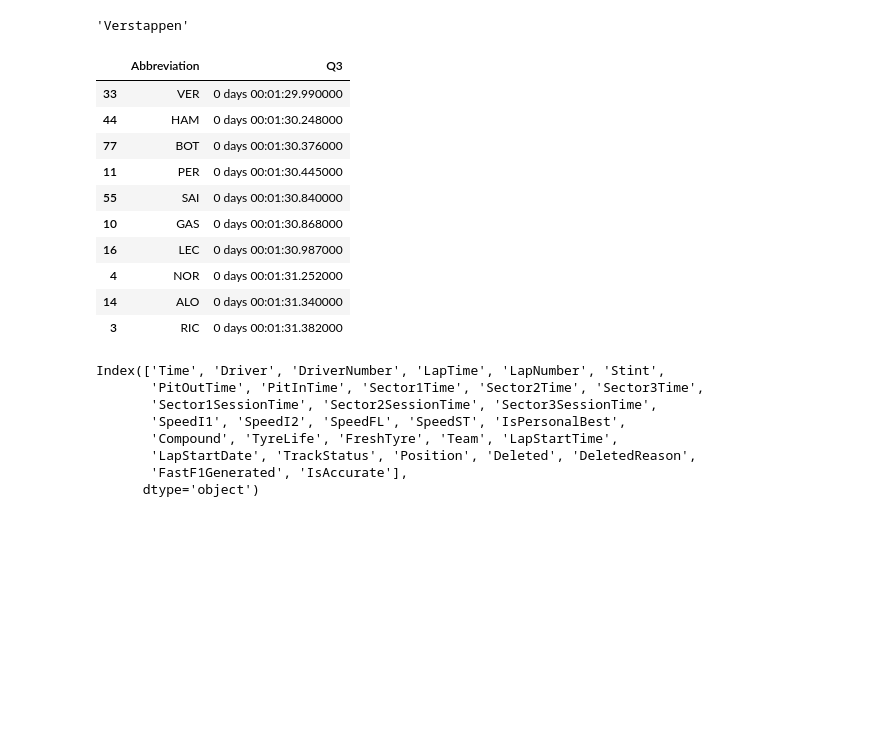
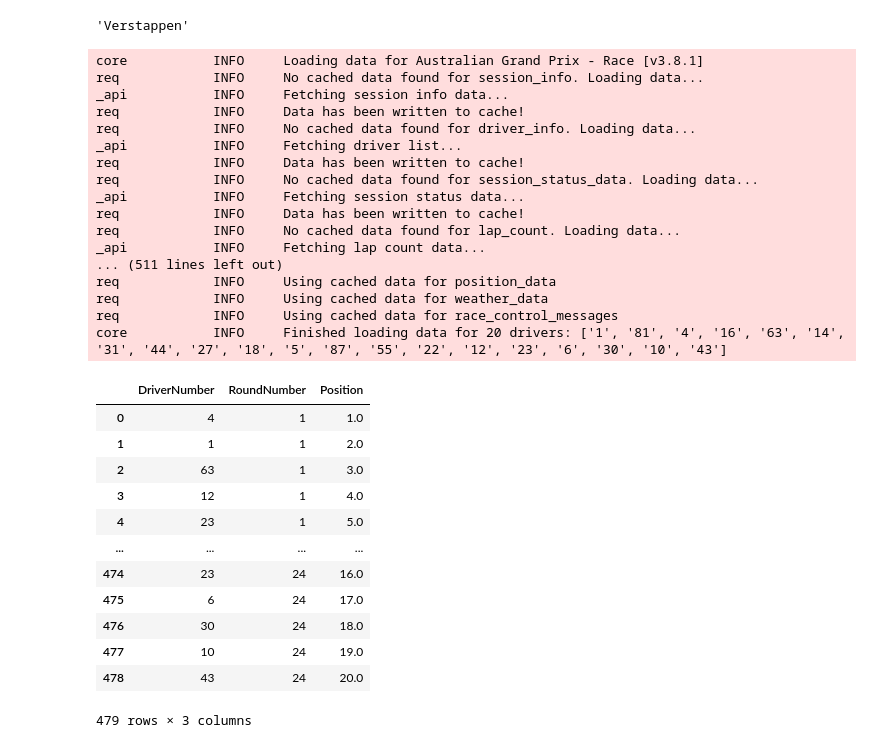
Before and after one commit to jifor/F1-Prediction-Project, a Jupyter notebook: fastf1test.ipynb, the cells around one changed output. Drawn from its saved outputs; the diff is of its cells as text; code cells hidden in the pictures; blank space fills up the shorter version.

```diff
--- a/fastf1test.ipynb
+++ b/fastf1test.ipynb
@@ -64,28 +65,39 @@ Index(['DriverNumber', 'BroadcastName', 'Abbreviation', 'DriverId', 'TeamName',
 session.results.iloc[0]['LastName']
 # %% [output]
 'Verstappen'
-# %%
-session.results.iloc[0:10].loc[:, ['Abbreviation', 'Q3']]
-# %% [output]
-|  | Abbreviation | Q3 |
-| 33 | VER | 0 days 00:01:29.990000 |
-| 44 | HAM | 0 days 00:01:30.248000 |
-| 77 | BOT | 0 days 00:01:30.376000 |
-| 11 | PER | 0 days 00:01:30.445000 |
-| 55 | SAI | 0 days 00:01:30.840000 |
-| 10 | GAS | 0 days 00:01:30.868000 |
-| 16 | LEC | 0 days 00:01:30.987000 |
-| 4 | NOR | 0 days 00:01:31.252000 |
-| 14 | ALO | 0 days 00:01:31.340000 |
-| 3 | RIC | 0 days 00:01:31.382000 |
-# %%
-session.laps.columns
-# %% [output]
-Index(['Time', 'Driver', 'DriverNumber', 'LapTime', 'LapNumber', 'Stint',
-       'PitOutTime', 'PitInTime', 'Sector1Time', 'Sector2Time', 'Sector3Time',
-       'Sector1SessionTime', 'Sector2SessionTime', 'Sector3SessionTime',
-       'SpeedI1', 'SpeedI2', 'SpeedFL', 'SpeedST', 'IsPersonalBest',
-       'Compound', 'TyreLife', 'FreshTyre', 'Team', 'LapStartTime',
-       'LapStartDate', 'TrackStatus', 'Position', 'Deleted', 'DeletedReason',
-       'FastF1Generated', 'IsAccurate'],
-      dtype='object')
+# %%
+from src.data_loading import get_season_results
+
+r = get_season_results(2025)
+r
+# %% [output]
+core           INFO     Loading data for Australian Grand Prix - Race [v3.8.1]
+req            INFO     No cached data found for session_info. Loading data...
+_api           INFO     Fetching session info data...
+req            INFO     Data has been written to cache!
+req            INFO     No cached data found for driver_info. Loading data...
+_api           INFO     Fetching driver list...
+req            INFO     Data has been written to cache!
+req            INFO     No cached data found for session_status_data. Loading data...
+_api           INFO     Fetching session status data...
+req            INFO     Data has been written to cache!
+req            INFO     No cached data found for lap_count. Loading data...
+_api           INFO     Fetching lap count data...
+... (511 lines left out)
+req            INFO     Using cached data for position_data
+req            INFO     Using cached data for weather_data
+req            INFO     Using cached data for race_control_messages
+core           INFO     Finished loading data for 20 drivers: ['1', '81', '4', '16', '63', '14', '31', '44', '27', '18', '5', '87', '55', '22', '12', '23', '6', '30', '10', '43']
+|  | DriverNumber | RoundNumber | Position |
+| 0 | 4 | 1 | 1.0 |
+| 1 | 1 | 1 | 2.0 |
+| 2 | 63 | 1 | 3.0 |
+| 3 | 12 | 1 | 4.0 |
+| 4 | 23 | 1 | 5.0 |
+| ... | ... | ... | ... |
+| 474 | 23 | 24 | 16.0 |
+| 475 | 6 | 24 | 17.0 |
+| 476 | 30 | 24 | 18.0 |
+| 477 | 10 | 24 | 19.0 |
+| 478 | 43 | 24 | 20.0 |
+479 rows × 3 columns
```
Also changed, not shown: parts of 7 cells of this notebook, 3 other files.
